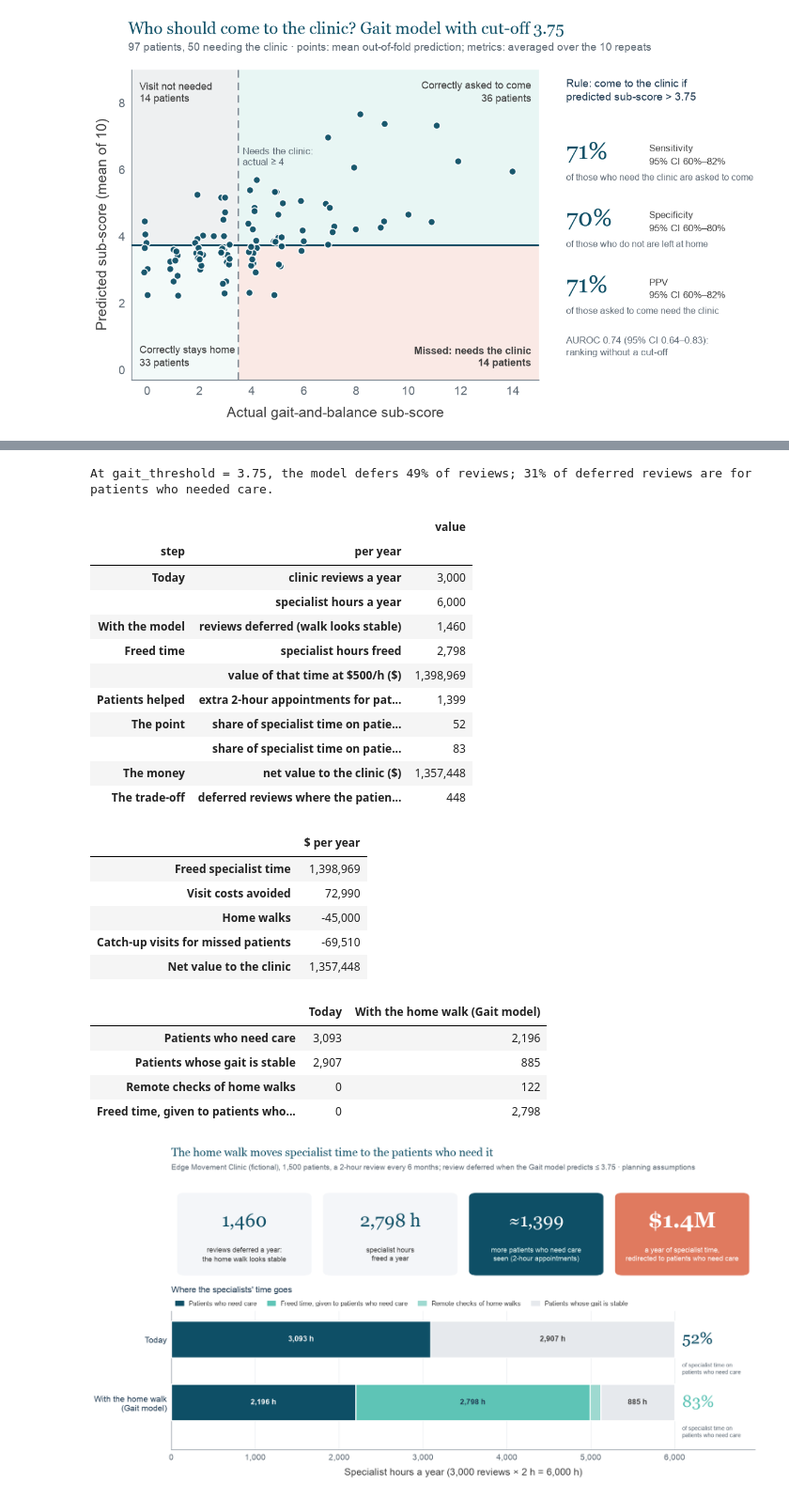
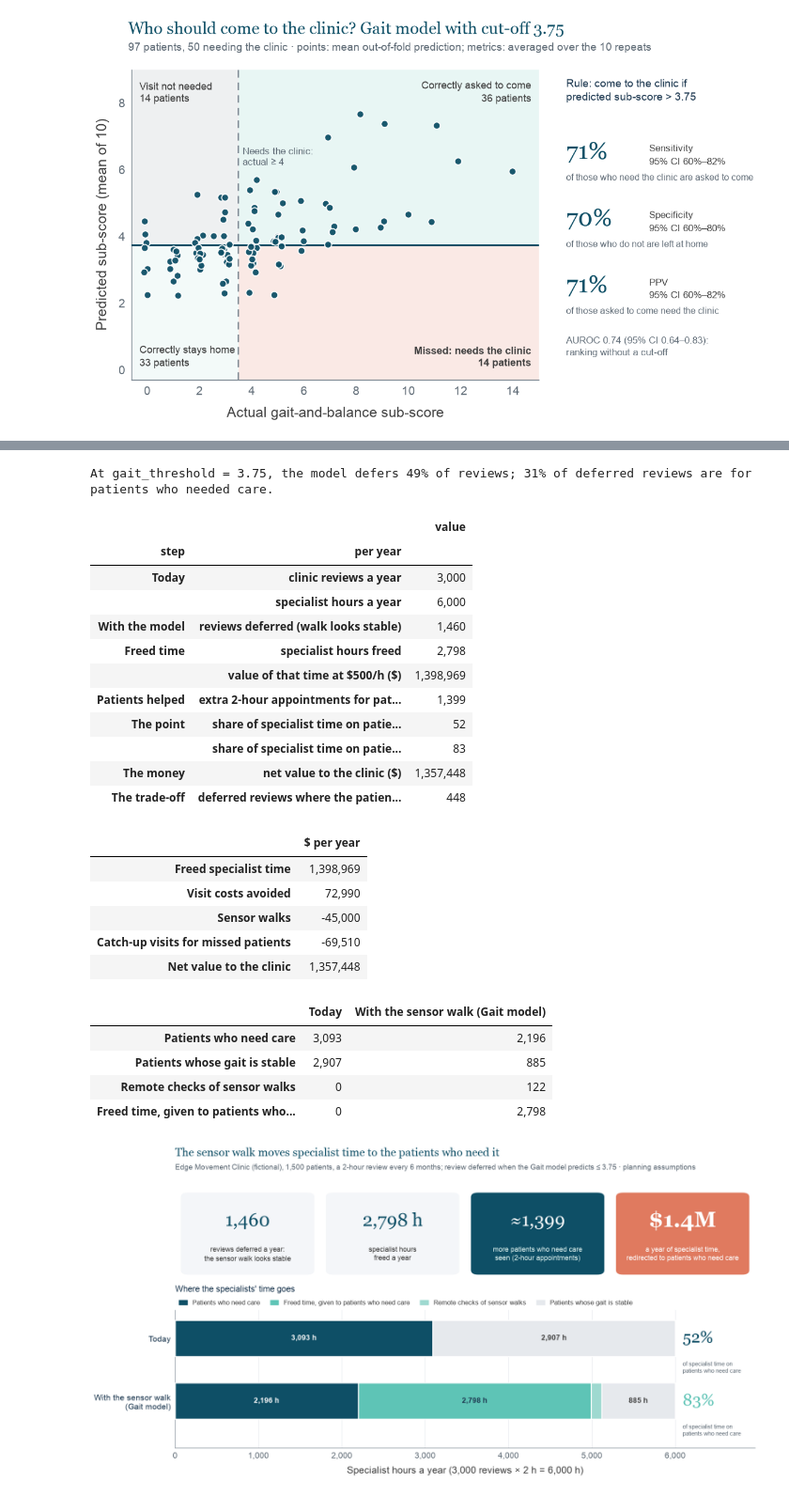
Before and after one commit to aajala3/edge-clinic-gait-model, a Jupyter notebook: gait_model.ipynb, the cells around one changed output, grey strips where cells are left out. Shown at 94% size. Saved outputs shown, nothing was run; the diff lists cells and outputs as text; code cells hidden in the pictures.

Commit message:
Rename the walk to 'sensor walk' in the impact section and figure
Co-Authored-By: Claude Opus 5.5 <noreply@anthropic.com>

```diff
--- a/gait_model.ipynb
+++ b/gait_model.ipynb
@@ -959,10 +959,10 @@ Section 9. The clinic and money figures are **planning assumptions** in US dolla
 # ---- planning assumptions (fictional clinic; change them here) -------------------------------------------------
 PATIENTS = 1500               # patients under follow-up, each reviewed every 6 months
 REVIEW_MIN = 120              # length of a clinic review (minutes): 2 hours
-REMOTE_CHECK_MIN = 5          # clinician time to check a deferred patient's home walk (minutes)
+REMOTE_CHECK_MIN = 5          # clinician time to check a deferred patient's sensor walk (minutes)
 SPECIALIST_COST_HOUR = 500    # $ per specialist hour (fully loaded): the value of each freed hour
 VISIT_OVERHEAD = 50           # $ non-staff cost of a clinic visit (room, admin, consumables)
-HOME_WALK_COST = 15           # $ per home walk (sensor kit, postage, data)
+SENSOR_WALK_COST = 15           # $ per sensor walk (sensor kit, postage, data)
 CATCHUP_SHARE = 0.5           # share of missed patients who come back for an unplanned visit
 CATCHUP_COST = 310            # $ per unplanned visit
 
@@ -985,21 +985,21 @@ extra_appointments = hours_freed / review_h                     # extra 2-hour a
 hours = pd.DataFrame({
     "Today": {"Patients who need care": reviews * share_need * review_h,
               "Patients whose gait is stable": reviews * (1 - share_need) * review_h,
-              "Remote checks of home walks": 0.0,
+              "Remote checks of sensor walks": 0.0,
               "Freed time, given to patients who need care": 0.0},
-    "With the home walk (Gait model)": {"Patients who need care": reviews * share_kept_need * review_h,
+    "With the sensor walk (Gait model)": {"Patients who need care": reviews * share_kept_need * review_h,
                            "Patients whose gait is stable": reviews * (1 - share_deferred - share_kept_need) * review_h,
-                           "Remote checks of home walks": check_h,
+                           "Remote checks of sensor walks": check_h,
                            "Freed time, given to patients who need care": hours_freed},
 })
 need_share_today = hours.loc["Patients who need care", "Today"] / hours["Today"].sum()
 need_share_model = (hours.loc[["Patients who need care", "Freed time, given to patients who need care"],
-                              "With the home walk (Gait model)"].sum() / hours["With the home walk (Gait model)"].sum())
+                              "With the sensor walk (Gait model)"].sum() / hours["With the sensor walk (Gait model)"].sum())
 
 money = pd.Series({
     "Freed specialist time": hours_freed * SPECIALIST_COST_HOUR,
     "Visit costs avoided": deferred * VISIT_OVERHEAD,
-    "Home walks": -reviews * HOME_WALK_COST,
+    "Sensor walks": -reviews * SENSOR_WALK_COST,
     "Catch-up visits for missed patients": -missed * CATCHUP_SHARE * CATCHUP_COST,
 }, name="$ per year")
 money["Net value to the clinic"] = money.sum()
@@ -1041,20 +1041,20 @@ At gait_threshold = 3.75, the model defers 49% of reviews; 31% of deferred revie
 |  | $ per year |
 | Freed specialist time | 1,398,969 |
 | Visit costs avoided | 72,990 |
-| Home walks | -45,000 |
+| Sensor walks | -45,000 |
 | Catch-up visits for missed patients | -69,510 |
 | Net value to the clinic | 1,357,448 |
-|  | Today | With the home walk (Gait model) |
+|  | Today | With the sensor walk (Gait model) |
 | Patients who need care | 3,093 | 2,196 |
 | Patients whose gait is stable | 2,907 | 885 |
-| Remote checks of home walks | 0 | 122 |
+| Remote checks of sensor walks | 0 | 122 |
 | Freed time, given to patients who... | 0 | 2,798 |
 # %%
 from matplotlib.patches import FancyBboxPatch, Patch
 
 
 def impact_figure(title=True):
-    """Where the specialists' hours go, today and with the home walk, under four headline numbers ending on their value."""
+    """Where the specialists' hours go, today and with the sensor walk, under four headline numbers ending on their value."""
     D = deck_style
     fig = plt.figure(figsize=(16, 8.6 if title else 7.8))
     gs = fig.add_gridspec(2, 1, height_ratios=[1.0, 1.55], hspace=0.28,
@@ -1062,7 +1062,7 @@ def impact_figure(title=True):
 
     # ---- headline cards --------------------------------------------------------------------------------------
     top = fig.add_subplot(gs[0]); top.axis("off"); top.set_xlim(0, 4); top.set_ylim(0, 1)
-    cards = [(f"{deferred:,.0f}", "reviews deferred a year:\nthe home walk looks stable", D.CARD, D.DARK_TEAL, D.TEXT, "none"),
+    cards = [(f"{deferred:,.0f}", "reviews deferred a year:\nthe sensor walk looks stable", D.CARD, D.DARK_TEAL, D.TEXT, "none"),
              (f"{hours_freed:,.0f} h", "specialist hours\nfreed a year", D.CARD, D.DARK_TEAL, D.TEXT, "none"),
              (f"≈{extra_appointments:,.0f}", f"more patients who need care\nseen ({REVIEW_MIN / 60:g}-hour appointments)",
               D.DARK_TEAL, D.WHITE, D.MINT, "none"),
@@ -1079,9 +1079,9 @@ def impact_figure(title=True):
     ax = fig.add_subplot(gs[1])
     segs = [("Patients who need care", D.DARK_TEAL, D.WHITE),
             ("Freed time, given to patients who need care", D.TEAL, D.NAVY),
-            ("Remote checks of home walks", D.LIGHT_TEAL, D.NAVY),
+            ("Remote checks of sensor walks", D.LIGHT_TEAL, D.NAVY),
             ("Patients whose gait is stable", D.GRID, D.TEXT)]
-    rows = ["With the home walk (Gait model)", "Today"]
+    rows = ["With the sensor walk (Gait model)", "Today"]
     total = hours["Today"].sum()
     for r, col in enumerate(rows):
         left = 0
@@ -1094,38 +1094,38 @@ def impact_figure(title=True):
                 ax.text(left + v / 2, r, f"{v:,.0f} h", ha="center", va="center", fontsize=14, color=tcol,
                         fontweight="bold", zorder=4)
             left += v
-    share = {"Today": need_share_today, "With the home walk (Gait model)": need_share_model}
+    share = {"Today": need_share_today, "With the sensor walk (Gait model)": need_share_model}
     for r, col in enumerate(rows):
         ax.text(total * 1.015, r, f"{share[col]:.0%}", ha="left", va="center", fontsize=30, family="serif",
                 color=D.DARK_TEAL if col == "Today" else D.TEAL)
         ax.text(total * 1.015, r - 0.36, "of specialist time on\npatients who need care", ha="left", va="top",
                 fontsize=11, color=D.TEXT_2, linespacing=1.25)
     ax.set_yticks(range(len(rows)))
     ax.set_yticklabels([r.replace(" (", "\n(") for r in rows], fontsize=15, color=D.NAVY, linespacing=1.3)
     ax.set_xlim(0, total * 1.16); ax.set_ylim(-0.75, 1.45)
     ax.set_xlabel(f"Specialist hours a year ({reviews:,} reviews × {REVIEW_MIN / 60:g} h = {total:,.0f} h)")
     ax.set_title("Where the specialists' time goes", loc="left", fontsize=16, color=D.NAVY, pad=34)
     ax.grid(axis="y", visible=False)
     ax.legend(handles=[Patch(color=c, label=n) for n, c, _ in segs], loc="lower left", bbox_to_anchor=(0, 1.0),
               ncol=4, fontsize=12, handlelength=1.3, columnspacing=1.6, borderaxespad=0.2)
     ax.xaxis.set_major_formatter(plt.FuncFormatter(lambda v, _: f"{v:,.0f}"))
     if title:
-        D.title_block(fig, "The home walk moves specialist time to the patients who need it",
+        D.title_block(fig, "The sensor walk moves specialist time to the patients who need it",
                       f"Edge Movement Clinic (fictional), {PATIENTS:,} patients, a {REVIEW_MIN / 60:g}-hour review every "
                       f"6 months; review deferred when the Gait model predicts ≤ {gait_threshold:g} · planning assumptions",
                       x=0.03, top=0.985)
     return fig
 
 
 with deck_style.context():
     fig = impact_figure(title=True)
     deck_style.save(fig, "gc_impact")
     slide = impact_figure(title=False)
     deck_style.save(slide, "gc_impact_slide")
     plt.close(slide)
     plt.show()
 # %% [output]
-[figure, old version]
+[figure, new version]
 # %% [markdown]
 ## 11. Summary
 
```
Also changed, not shown: parts of 2 cells of this notebook, 28 other files.
